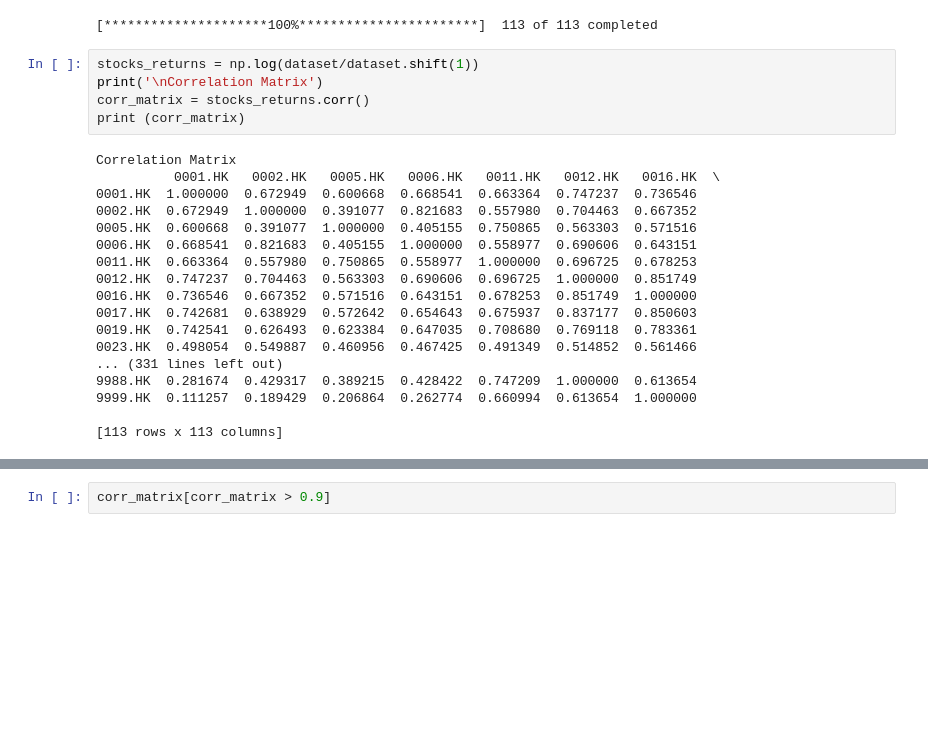
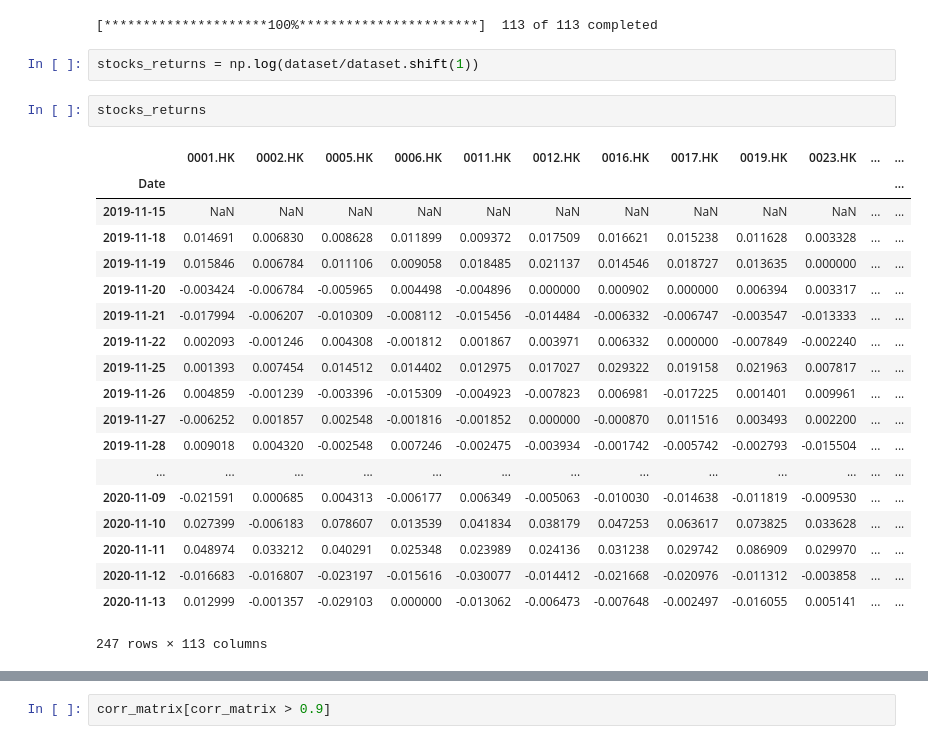
Before and after one commit to winglokhouse/slack-trading, a Jupyter notebook: EXP-find-correlated-stock-Change-same-day.ipynb, the cells around one changed output, grey strips where cells are left out. Cells and saved outputs as stored; diff of their text form; blank space fills up the shorter version.

Commit message:
Add notebook for correlation between prev day change vs today change

```diff
--- a/EXP-find-correlated-stock-in-python.ipynb
+++ b/EXP-find-correlated-stock-Change-same-day.ipynb
@@ -159,24 +159,25 @@ dataset = pdr.get_data_yahoo(tickers, start, end)['Adj Close']
 [*********************100%***********************]  113 of 113 completed
 # %%
 stocks_returns = np.log(dataset/dataset.shift(1))
-print('\nCorrelation Matrix')
-corr_matrix = stocks_returns.corr()
-print (corr_matrix)
-# %% [output]
-Correlation Matrix
-          0001.HK   0002.HK   0005.HK   0006.HK   0011.HK   0012.HK   0016.HK  \
-0001.HK  1.000000  0.672949  0.600668  0.668541  0.663364  0.747237  0.736546
-0002.HK  0.672949  1.000000  0.391077  0.821683  0.557980  0.704463  0.667352
-0005.HK  0.600668  0.391077  1.000000  0.405155  0.750865  0.563303  0.571516
-0006.HK  0.668541  0.821683  0.405155  1.000000  0.558977  0.690606  0.643151
-0011.HK  0.663364  0.557980  0.750865  0.558977  1.000000  0.696725  0.678253
-0012.HK  0.747237  0.704463  0.563303  0.690606  0.696725  1.000000  0.851749
-0016.HK  0.736546  0.667352  0.571516  0.643151  0.678253  0.851749  1.000000
-0017.HK  0.742681  0.638929  0.572642  0.654643  0.675937  0.837177  0.850603
-0019.HK  0.742541  0.626493  0.623384  0.647035  0.708680  0.769118  0.783361
-0023.HK  0.498054  0.549887  0.460956  0.467425  0.491349  0.514852  0.561466
-... (331 lines left out)
-9988.HK  0.281674  0.429317  0.389215  0.428422  0.747209  1.000000  0.613654
-9999.HK  0.111257  0.189429  0.206864  0.262774  0.660994  0.613654  1.000000
-
-[113 rows x 113 columns]
+# %%
+stocks_returns
+# %% [output]
+|  | 0001.HK | 0002.HK | 0005.HK | 0006.HK | 0011.HK | 0012.HK | 0016.HK | 0017.HK | 0019.HK | 0023.HK | ... | ... |
+| Date |  |  |  |  |  |  |  |  |  |  |  | ... |
+| 2019-11-15 | NaN | NaN | NaN | NaN | NaN | NaN | NaN | NaN | NaN | NaN | ... | ... |
+| 2019-11-18 | 0.014691 | 0.006830 | 0.008628 | 0.011899 | 0.009372 | 0.017509 | 0.016621 | 0.015238 | 0.011628 | 0.003328 | ... | ... |
+| 2019-11-19 | 0.015846 | 0.006784 | 0.011106 | 0.009058 | 0.018485 | 0.021137 | 0.014546 | 0.018727 | 0.013635 | 0.000000 | ... | ... |
+| 2019-11-20 | -0.003424 | -0.006784 | -0.005965 | 0.004498 | -0.004896 | 0.000000 | 0.000902 | 0.000000 | 0.006394 | 0.003317 | ... | ... |
+| 2019-11-21 | -0.017994 | -0.006207 | -0.010309 | -0.008112 | -0.015456 | -0.014484 | -0.006332 | -0.006747 | -0.003547 | -0.013333 | ... | ... |
+| 2019-11-22 | 0.002093 | -0.001246 | 0.004308 | -0.001812 | 0.001867 | 0.003971 | 0.006332 | 0.000000 | -0.007849 | -0.002240 | ... | ... |
+| 2019-11-25 | 0.001393 | 0.007454 | 0.014512 | 0.014402 | 0.012975 | 0.017027 | 0.029322 | 0.019158 | 0.021963 | 0.007817 | ... | ... |
+| 2019-11-26 | 0.004859 | -0.001239 | -0.003396 | -0.015309 | -0.004923 | -0.007823 | 0.006981 | -0.017225 | 0.001401 | 0.009961 | ... | ... |
+| 2019-11-27 | -0.006252 | 0.001857 | 0.002548 | -0.001816 | -0.001852 | 0.000000 | -0.000870 | 0.011516 | 0.003493 | 0.002200 | ... | ... |
+| 2019-11-28 | 0.009018 | 0.004320 | -0.002548 | 0.007246 | -0.002475 | -0.003934 | -0.001742 | -0.005742 | -0.002793 | -0.015504 | ... | ... |
+| ... | ... | ... | ... | ... | ... | ... | ... | ... | ... | ... | ... | ... |
+| 2020-11-09 | -0.021591 | 0.000685 | 0.004313 | -0.006177 | 0.006349 | -0.005063 | -0.010030 | -0.014638 | -0.011819 | -0.009530 | ... | ... |
+| 2020-11-10 | 0.027399 | -0.006183 | 0.078607 | 0.013539 | 0.041834 | 0.038179 | 0.047253 | 0.063617 | 0.073825 | 0.033628 | ... | ... |
+| 2020-11-11 | 0.048974 | 0.033212 | 0.040291 | 0.025348 | 0.023989 | 0.024136 | 0.031238 | 0.029742 | 0.086909 | 0.029970 | ... | ... |
+| 2020-11-12 | -0.016683 | -0.016807 | -0.023197 | -0.015616 | -0.030077 | -0.014412 | -0.021668 | -0.020976 | -0.011312 | -0.003858 | ... | ... |
+| 2020-11-13 | 0.012999 | -0.001357 | -0.029103 | 0.000000 | -0.013062 | -0.006473 | -0.007648 | -0.002497 | -0.016055 | 0.005141 | ... | ... |
+247 rows × 113 columns
```
Also changed, not shown: parts of 1 cell of this notebook.
